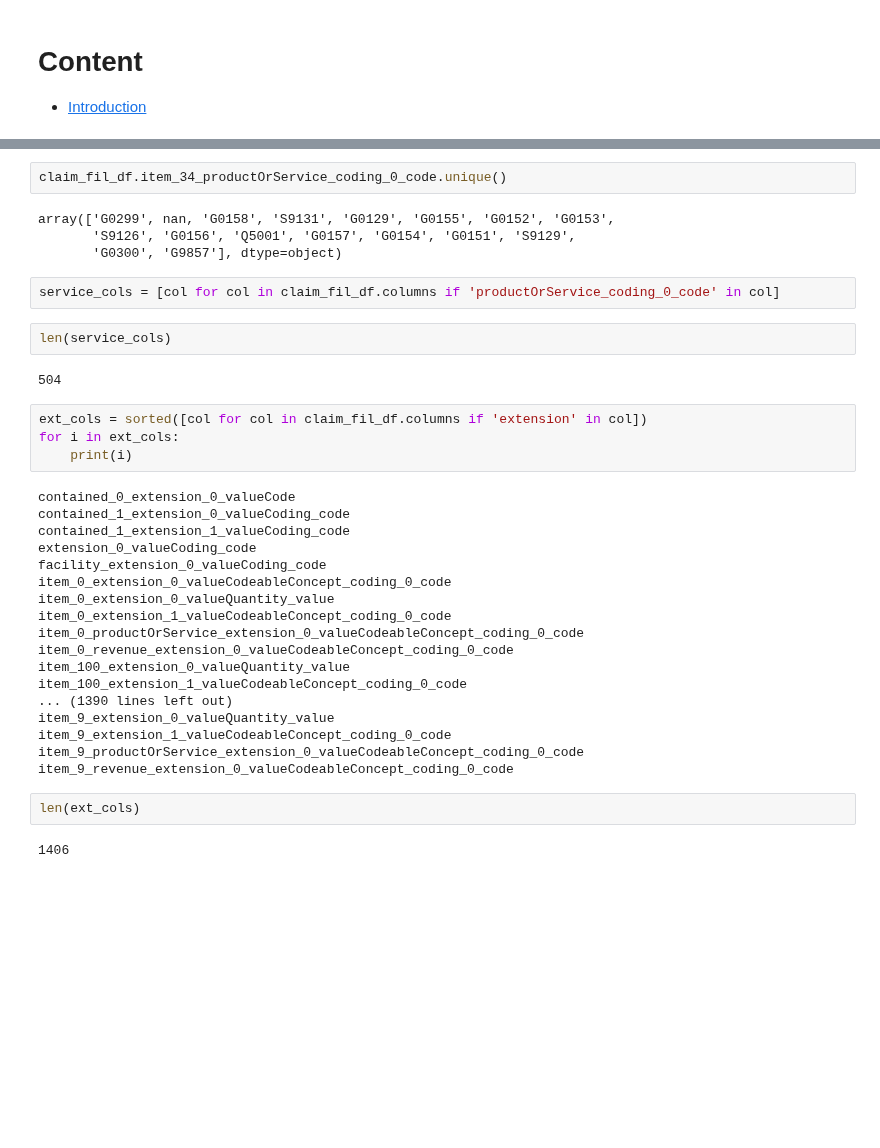
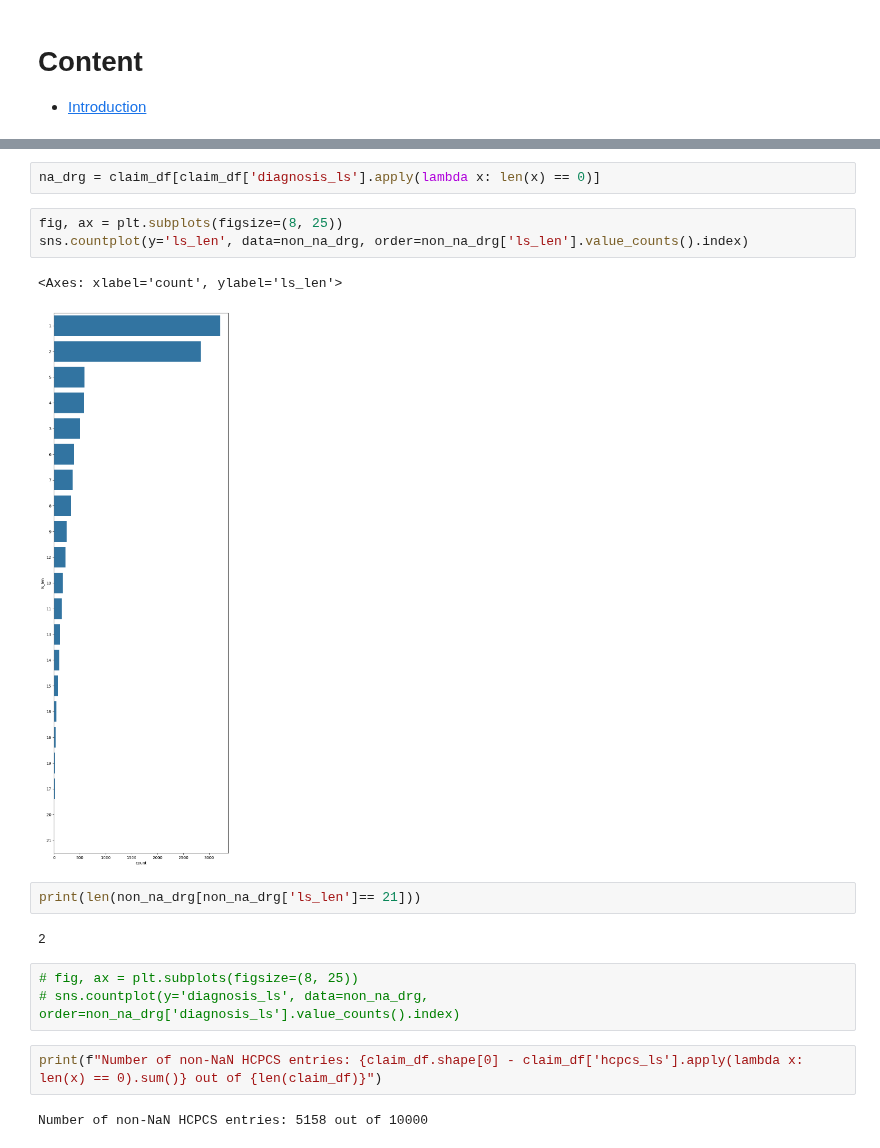
Before and after one commit to martza87/siads_696_mII, a Jupyter notebook: src/02_EDA_claim.ipynb, the cells around one changed output, grey strips where cells are left out. Cells and saved outputs as stored; diff of their text form; blank space fills up the shorter version.

```diff
--- a/src/02_EDA_claim.ipynb
+++ b/src/02_EDA_claim.ipynb
@@ -111,38 +55,19 @@ item_9_servicedDate
-# %%
-claim_fil_df.item_34_productOrService_coding_0_code.unique()
-# %% [output]
-array(['G0299', nan, 'G0158', 'S9131', 'G0129', 'G0155', 'G0152', 'G0153',
-       'S9126', 'G0156', 'Q5001', 'G0157', 'G0154', 'G0151', 'S9129',
-       'G0300', 'G9857'], dtype=object)
-# %%
-service_cols = [col for col in claim_fil_df.columns if 'productOrService_coding_0_code' in col]
-# %%
-len(service_cols)
-# %% [output]
-504
-# %%
-ext_cols = sorted([col for col in claim_fil_df.columns if 'extension' in col])
-for i in ext_cols:
-    print(i)
-# %% [output]
-contained_0_extension_0_valueCode
-contained_1_extension_0_valueCoding_code
-contained_1_extension_1_valueCoding_code
-extension_0_valueCoding_code
-facility_extension_0_valueCoding_code
-item_0_extension_0_valueCodeableConcept_coding_0_code
-item_0_extension_0_valueQuantity_value
-item_0_extension_1_valueCodeableConcept_coding_0_code
-item_0_productOrService_extension_0_valueCodeableConcept_coding_0_code
-item_0_revenue_extension_0_valueCodeableConcept_coding_0_code
-item_100_extension_0_valueQuantity_value
-item_100_extension_1_valueCodeableConcept_coding_0_code
-... (1390 lines left out)
-item_9_extension_0_valueQuantity_value
-item_9_extension_1_valueCodeableConcept_coding_0_code
-item_9_productOrService_extension_0_valueCodeableConcept_coding_0_code
-item_9_revenue_extension_0_valueCodeableConcept_coding_0_code
-# %%
-len(ext_cols)
-# %% [output]
-1406
+# %%
+na_drg = claim_df[claim_df['diagnosis_ls'].apply(lambda x: len(x) == 0)]
+# %%
+fig, ax = plt.subplots(figsize=(8, 25))
+sns.countplot(y='ls_len', data=non_na_drg, order=non_na_drg['ls_len'].value_counts().index)
+# %% [output]
+<Axes: xlabel='count', ylabel='ls_len'>
+[figure, added]
+# %%
+print(len(non_na_drg[non_na_drg['ls_len']== 21]))
+# %% [output]
+2
+# %%
+# fig, ax = plt.subplots(figsize=(8, 25))
+# sns.countplot(y='diagnosis_ls', data=non_na_drg, order=non_na_drg['diagnosis_ls'].value_counts().index)
+# %%
+print(f"Number of non-NaN HCPCS entries: {claim_df.shape[0] - claim_df['hcpcs_ls'].apply(lambda x: len(x) == 0).sum()} out of {len(claim_df)}")
+# %% [output]
+Number of non-NaN HCPCS entries: 5158 out of 10000
```
Also changed, not shown: parts of 21 cells of this notebook, 2 other files.
